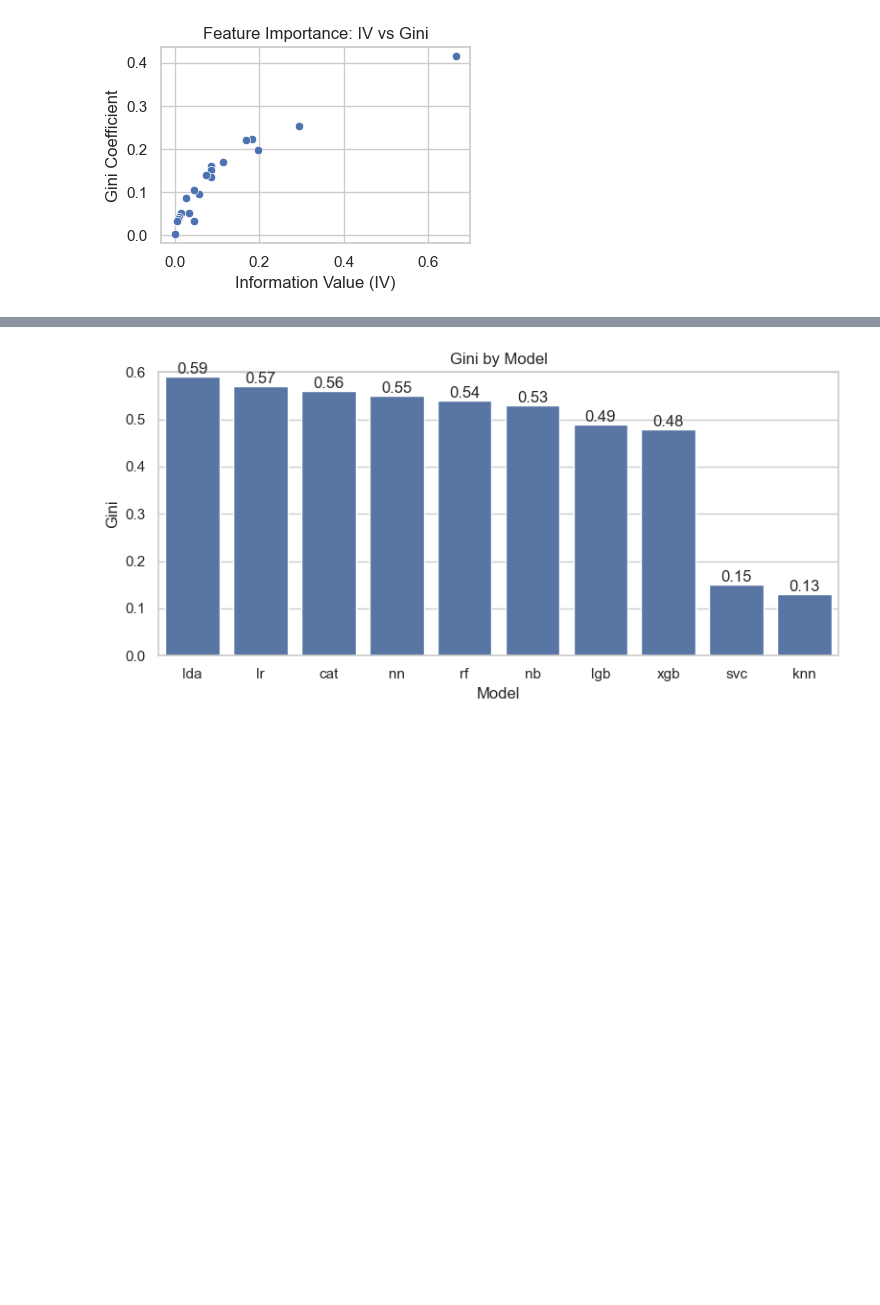
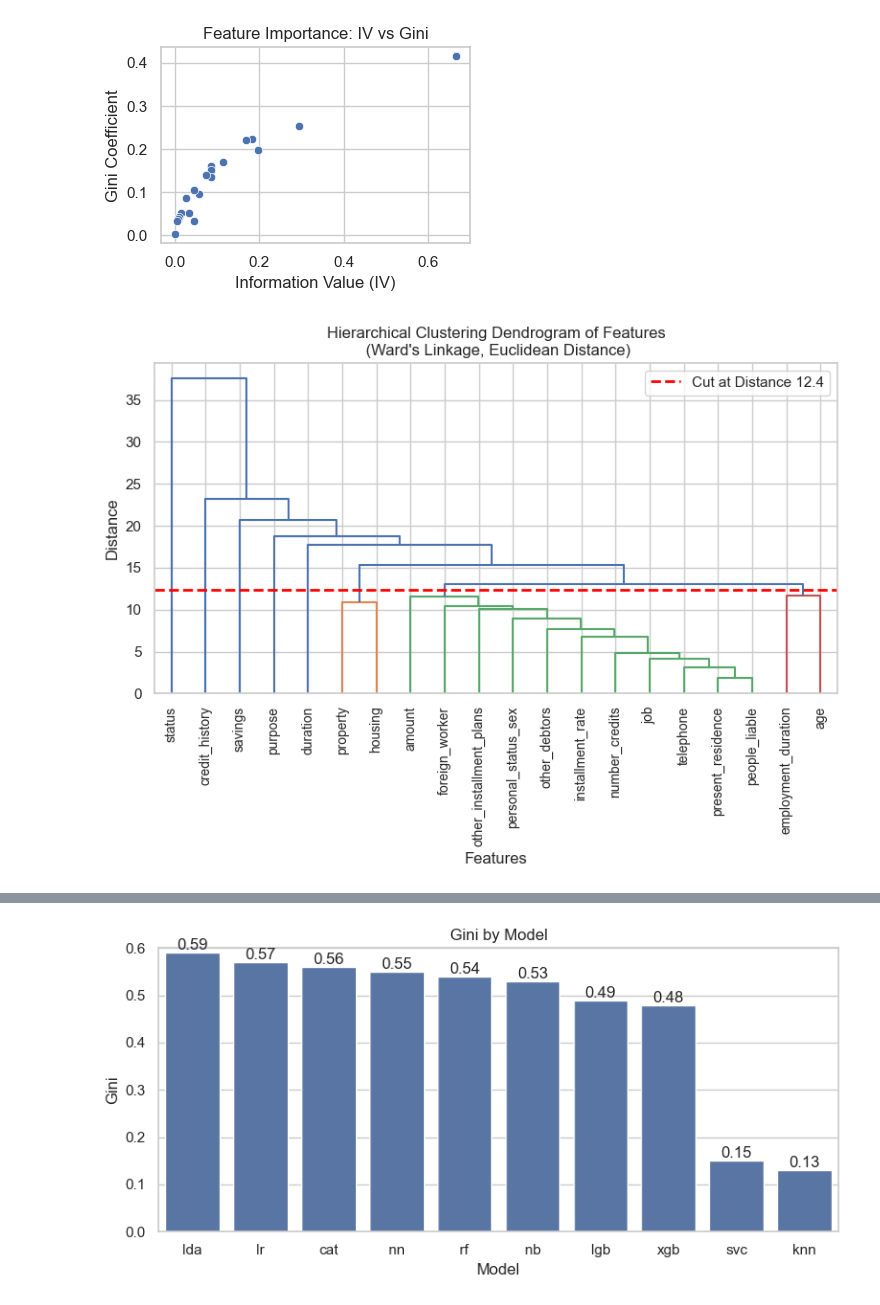
Before and after one commit to MarkThackham/MarkThackham.github.io, a Jupyter notebook: Portfolio/machine-learning/credit-data/machine-learning-german-credit-data.ipynb, the cells around one changed output, grey strips where cells are left out. Cells and saved outputs as stored; diff of their text form; code cells hidden in the pictures; blank space fills up the shorter version.

```diff
--- a/Portfolio/machine-learning/credit-data/machine-learning-german-credit-data.ipynb
+++ b/Portfolio/machine-learning/credit-data/machine-learning-german-credit-data.ipynb
@@ -621,3 +628,45 @@ Gini for status: 0.4155
 19            people_liable 0.00  0.00
 --------------------
 [figure]
+# %%
+#========================================================================
+# Step 6: Feature Clustering
+
+#--------------------
+# Prepare data: Features only (exclude target)
+features = df_binned2.drop('bad_flag', axis=1)
+
+# Perform hierarchical clustering on features (transpose to cluster columns)
+Z = linkage(features.T, method='ward', metric='euclidean')
+
+# Plot the dendrogram with cut line at distance t
+#for t in [9.5, 12.4, 16.5]:
+for t in [12.4]:
+    plt.figure(figsize=(8, 6))
+    dendrogram(Z, labels=features.columns, leaf_rotation=90, leaf_font_size=10, color_threshold=t)
+    plt.axhline(y=t, color='red', linestyle='--', linewidth=2, label=f'Cut at Distance {t}')
+    plt.title(f'Hierarchical Clustering Dendrogram of Features\n (Ward\'s Linkage, Euclidean Distance)')
+    plt.xlabel('Features')
+    plt.ylabel('Distance')
+    plt.legend()
+    plt.tight_layout()
+    plt.savefig(f"credit-data-feature-clustering-dendrogram-cut-{t}.png", dpi=300)
+    plt.show()
+#--------------------
+
+#--------------------
+# Get the dendrogram leaf order without plotting
+result = dendrogram(Z, labels=features.columns, no_plot=True)
+leaf_order = result['leaves']
+ordered_features = result['ivl']
+
+# Get cluster assignments
+clusters = fcluster(Z, t=12.4, criterion='distance')
+ordered_clusters = clusters[leaf_order]
+
+# Create DataFrame
+df_clusters = pd.DataFrame({'feature': ordered_features, 'cluster': ordered_clusters})
+#--------------------
+#========================================================================
+# %% [output]
+[figure, added]
```
Also changed, not shown: parts of 8 cells of this notebook, 17 other files.
